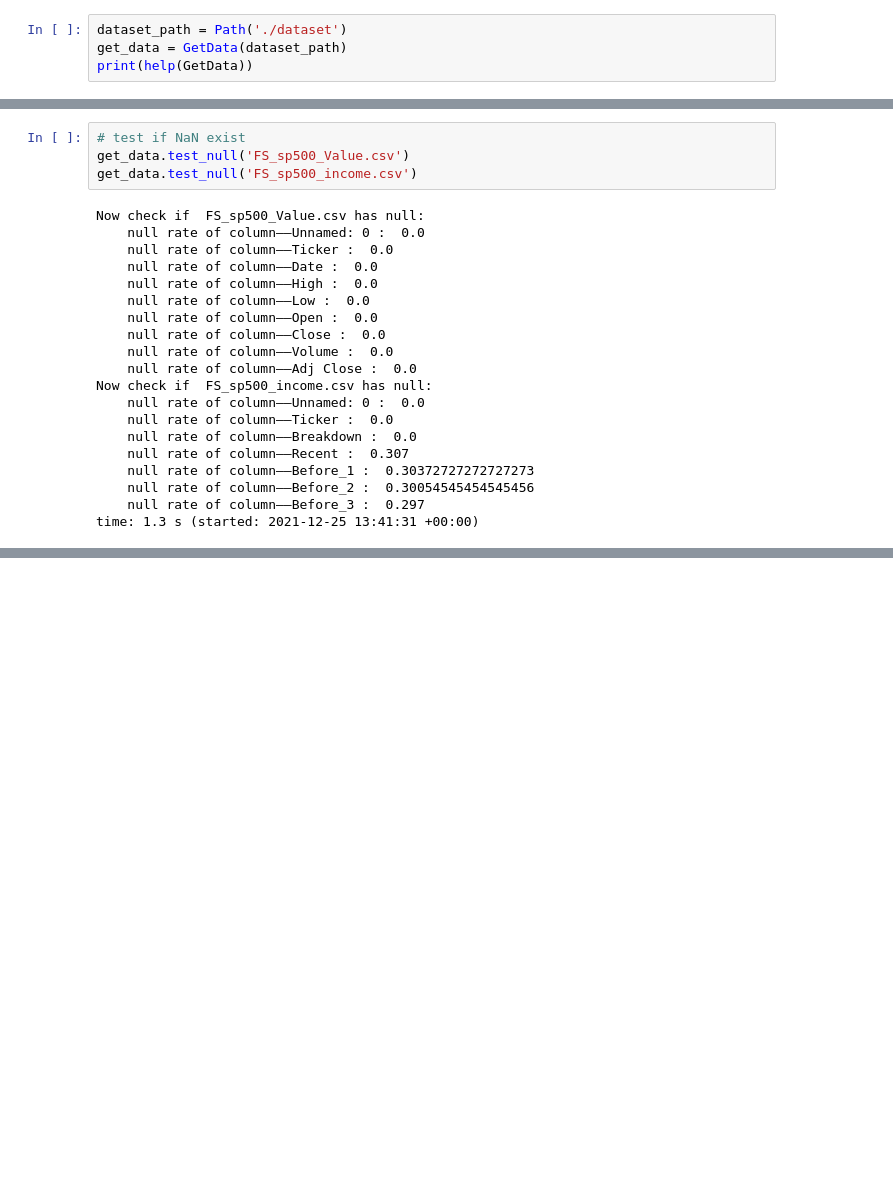
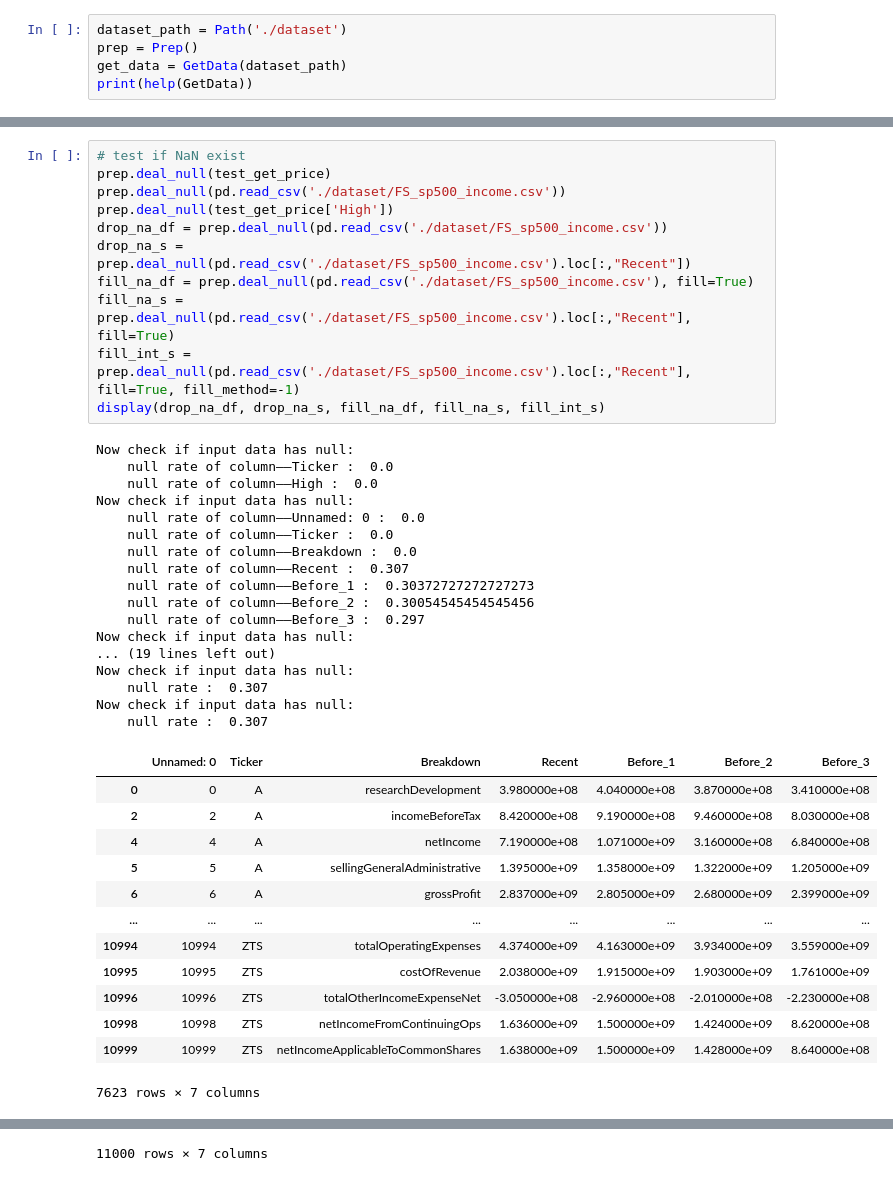
Before and after one commit to theabc50111/DL2021_final_dmlab_HCT_nccu, a Jupyter notebook: preprocessing.ipynb, the cells around one changed output, grey strips where cells are left out. Drawn from its saved outputs; the diff is of its cells as text; blank space fills up the shorter version.

```diff
--- a/preprocessing.ipynb
+++ b/preprocessing.ipynb
@@ -65,5 +103,6 @@ time: 311 ms (started: 2021-12-25 13:40:51 +00:00)
 # %%
 dataset_path = Path('./dataset')
+prep = Prep()
 get_data = GetData(dataset_path)
 print(help(GetData))
 # %% [output]
@@ -173,24 +212,42 @@ time: 37.6 s (started: 2021-12-25 13:40:53 +00:00)
 # %%
 # test if NaN exist
-get_data.test_null('FS_sp500_Value.csv')
-get_data.test_null('FS_sp500_income.csv')
+prep.deal_null(test_get_price)
+prep.deal_null(pd.read_csv('./dataset/FS_sp500_income.csv'))
+prep.deal_null(test_get_price['High'])
+drop_na_df = prep.deal_null(pd.read_csv('./dataset/FS_sp500_income.csv'))
+drop_na_s = prep.deal_null(pd.read_csv('./dataset/FS_sp500_income.csv').loc[:,"Recent"])
+fill_na_df = prep.deal_null(pd.read_csv('./dataset/FS_sp500_income.csv'), fill=True)
+fill_na_s = prep.deal_null(pd.read_csv('./dataset/FS_sp500_income.csv').loc[:,"Recent"], fill=True)
+fill_int_s = prep.deal_null(pd.read_csv('./dataset/FS_sp500_income.csv').loc[:,"Recent"], fill=True, fill_method=-1)
+display(drop_na_df, drop_na_s, fill_na_df, fill_na_s, fill_int_s)
 # %% [output]
-Now check if  FS_sp500_Value.csv has null:
-    null rate of column——Unnamed: 0 :  0.0
+Now check if input data has null:
     null rate of column——Ticker :  0.0
-    null rate of column——Date :  0.0
     null rate of column——High :  0.0
-    null rate of column——Low :  0.0
-    null rate of column——Open :  0.0
-    null rate of column——Close :  0.0
-    null rate of column——Volume :  0.0
-    null rate of column——Adj Close :  0.0
-Now check if  FS_sp500_income.csv has null:
+Now check if input data has null:
     null rate of column——Unnamed: 0 :  0.0
     null rate of column——Ticker :  0.0
     null rate of column——Breakdown :  0.0
     null rate of column——Recent :  0.307
     null rate of column——Before_1 :  0.30372727272727273
     null rate of column——Before_2 :  0.30054545454545456
     null rate of column——Before_3 :  0.297
-time: 1.3 s (started: 2021-12-25 13:41:31 +00:00)
+Now check if input data has null:
+... (19 lines left out)
+Now check if input data has null:
+    null rate :  0.307
+Now check if input data has null:
+    null rate :  0.307
+|  | Unnamed: 0 | Ticker | Breakdown | Recent | Before_1 | Before_2 | Before_3 |
+| 0 | 0 | A | researchDevelopment | 3.980000e+08 | 4.040000e+08 | 3.870000e+08 | 3.410000e+08 |
+| 2 | 2 | A | incomeBeforeTax | 8.420000e+08 | 9.190000e+08 | 9.460000e+08 | 8.030000e+08 |
+| 4 | 4 | A | netIncome | 7.190000e+08 | 1.071000e+09 | 3.160000e+08 | 6.840000e+08 |
+| 5 | 5 | A | sellingGeneralAdministrative | 1.395000e+09 | 1.358000e+09 | 1.322000e+09 | 1.205000e+09 |
+| 6 | 6 | A | grossProfit | 2.837000e+09 | 2.805000e+09 | 2.680000e+09 | 2.399000e+09 |
+| ... | ... | ... | ... | ... | ... | ... | ... |
+| 10994 | 10994 | ZTS | totalOperatingExpenses | 4.374000e+09 | 4.163000e+09 | 3.934000e+09 | 3.559000e+09 |
+| 10995 | 10995 | ZTS | costOfRevenue | 2.038000e+09 | 1.915000e+09 | 1.903000e+09 | 1.761000e+09 |
+| 10996 | 10996 | ZTS | totalOtherIncomeExpenseNet | -3.050000e+08 | -2.960000e+08 | -2.010000e+08 | -2.230000e+08 |
+| 10998 | 10998 | ZTS | netIncomeFromContinuingOps | 1.636000e+09 | 1.500000e+09 | 1.424000e+09 | 8.620000e+08 |
+| 10999 | 10999 | ZTS | netIncomeApplicableToCommonShares | 1.638000e+09 | 1.500000e+09 | 1.428000e+09 | 8.640000e+08 |
+7623 rows × 7 columns
@@ -196,0 +278 @@ time: 1.3 s (started: 2021-12-25 13:41:31 +00:00)
+11000 rows × 7 columns
```
Also changed, not shown: parts of 6 cells of this notebook, 4 other files.
